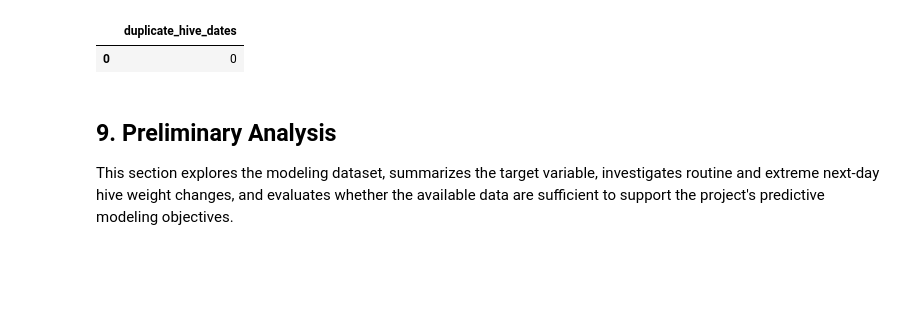
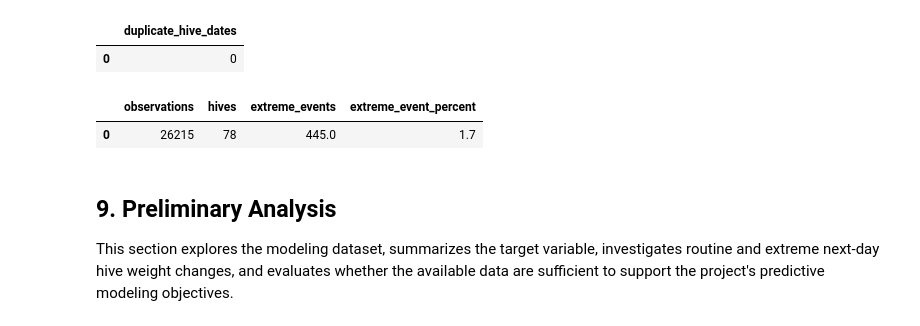
Before and after one commit to stephfn/honey-yield-predictive-model, a Jupyter notebook: Stephanie_Work/Honey_Project_Pipeline.ipynb, the cells around one changed output. Saved outputs shown, nothing was run; the diff lists cells and outputs as text; code cells hidden in the pictures; blank space fills up the shorter version.

```diff
--- a/Stephanie_Work/Honey_Project_Pipeline.ipynb
+++ b/Stephanie_Work/Honey_Project_Pipeline.ipynb
@@ -657,6 +658,24 @@ FROM (
 # %% [output]
 |  | duplicate_hive_dates |
 | 0 | 0 |
+# %%
+model_summary = con.execute("""
+SELECT
+    COUNT(*) AS observations,
+    COUNT(DISTINCT hive_id) AS hives,
+    SUM(CASE WHEN extreme_weight_change_flag THEN 1 ELSE 0 END) AS extreme_events,
+    ROUND(
+        100.0 * SUM(CASE WHEN extreme_weight_change_flag THEN 1 ELSE 0 END)
+        / COUNT(*),
+        2
+    ) AS extreme_event_percent
+FROM honey_model;
+""").df()
+
+model_summary
+# %% [output]
+|  | observations | hives | extreme_events | extreme_event_percent |
+| 0 | 26215 | 78 | 445.0 | 1.7 |
 # %% [markdown]
 ## 9. Preliminary Analysis
 
```
Also changed, not shown: parts of 1 cell of this notebook, 1 other file.
